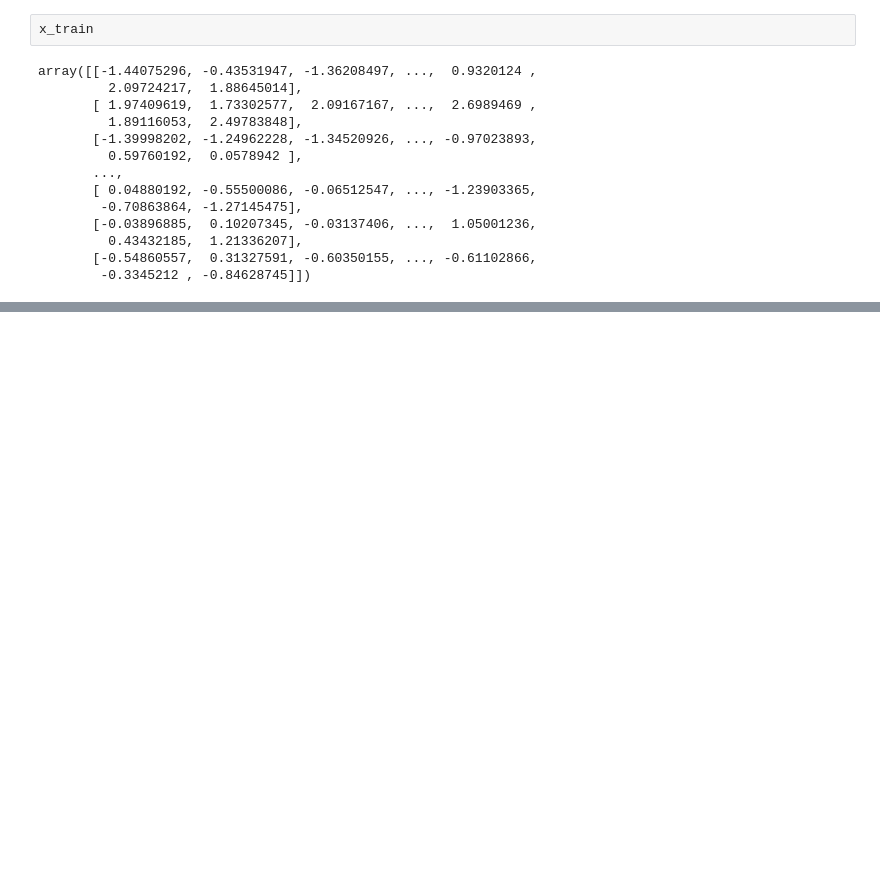
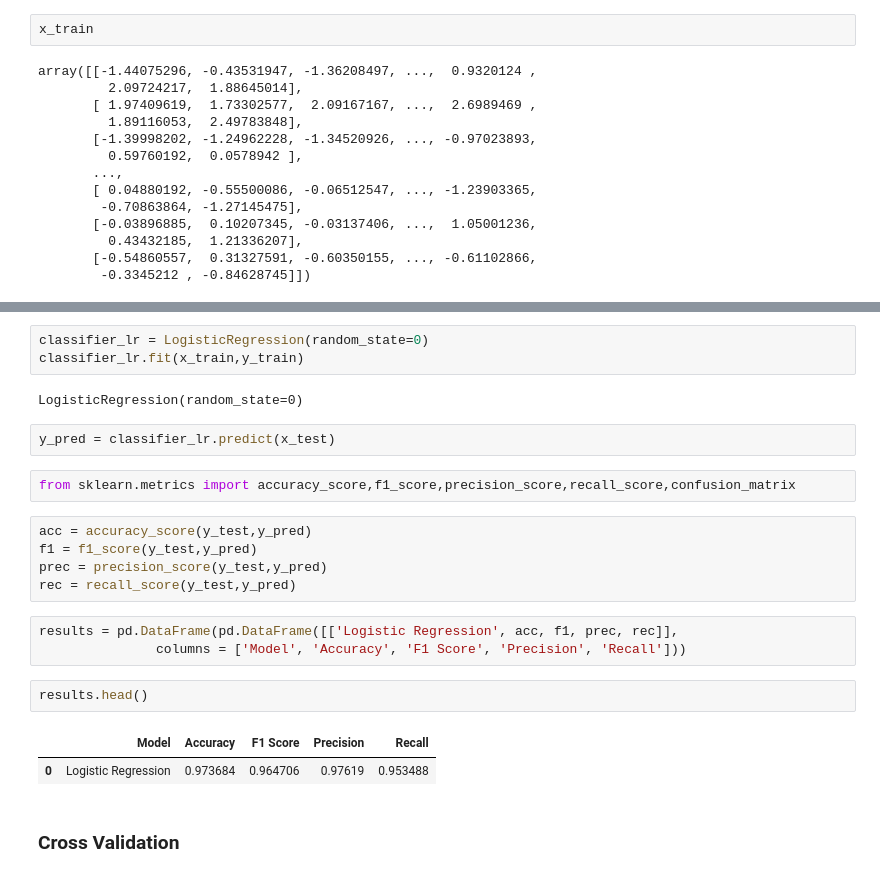
Before and after one commit to ashpreet12/ML_ClassificationProject, a Jupyter notebook: Breast_Cancer_Classification.ipynb, the cells around one changed output, grey strips where cells are left out. Drawn from its saved outputs; the diff is of its cells as text; blank space fills up the shorter version.

Commit message:
Analyse using logistic regression

```diff
--- a/Breast_Cancer_Classification.ipynb
+++ b/Breast_Cancer_Classification.ipynb
@@ -288,0 +294,24 @@ array([[1.247e+01, 1.860e+01, 8.109e+01, ..., 1.015e-01, 3.014e-01,
+# %%
+classifier_lr = LogisticRegression(random_state=0)
+classifier_lr.fit(x_train,y_train)
+# %% [output]
+LogisticRegression(random_state=0)
+# %%
+y_pred = classifier_lr.predict(x_test)
+# %%
+from sklearn.metrics import accuracy_score,f1_score,precision_score,recall_score,confusion_matrix
+# %%
+acc = accuracy_score(y_test,y_pred)
+f1 = f1_score(y_test,y_pred)
+prec = precision_score(y_test,y_pred)
+rec = recall_score(y_test,y_pred)
+# %%
+results = pd.DataFrame(pd.DataFrame([['Logistic Regression', acc, f1, prec, rec]],
+               columns = ['Model', 'Accuracy', 'F1 Score', 'Precision', 'Recall']))
+# %%
+results.head()
+# %% [output]
+|  | Model | Accuracy | F1 Score | Precision | Recall |
+| 0 | Logistic Regression | 0.973684 | 0.964706 | 0.97619 | 0.953488 |
+# %% [markdown]
+### Cross Validation
```
Also changed, not shown: parts of 4 cells of this notebook.
